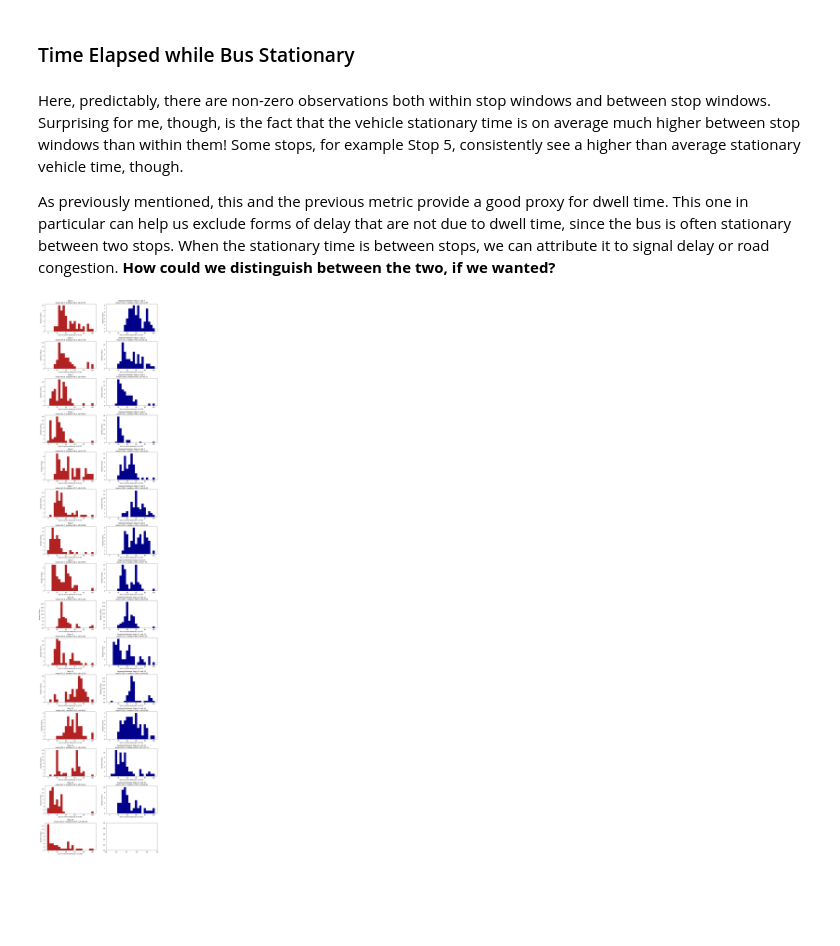
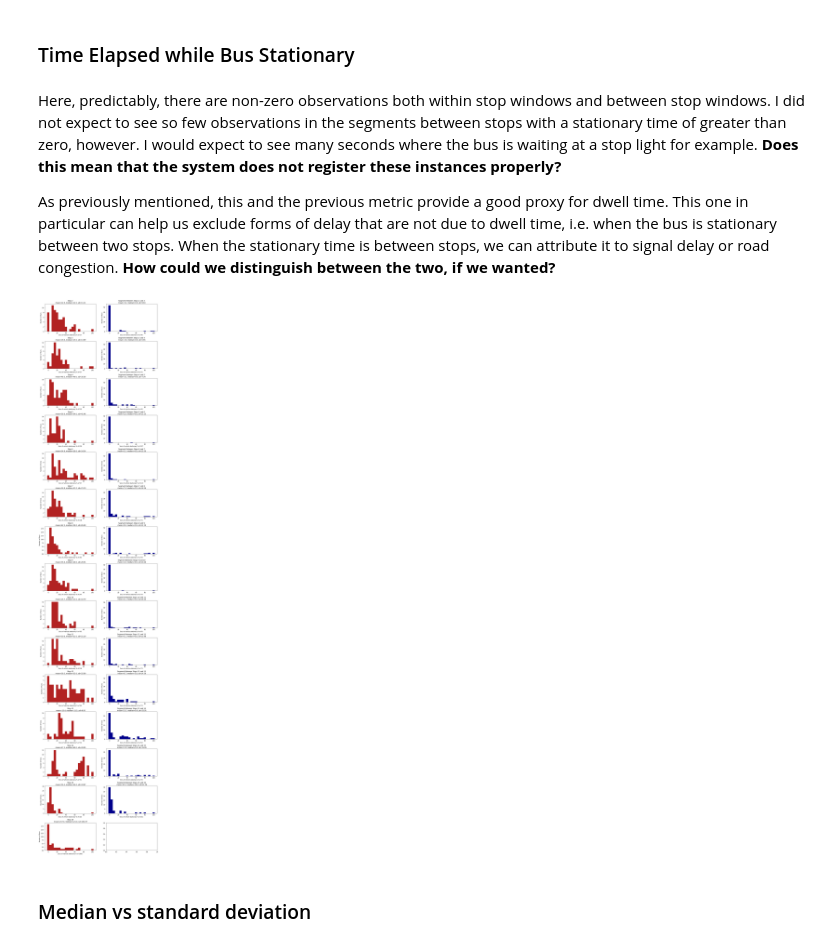
Before and after one commit to ehabebeid/ehabebeid.github.io, a Jupyter notebook: bus_avl/index.ipynb, the cells around one changed output. Cells and saved outputs as stored; diff of their text form; code cells hidden in the pictures; blank space fills up the shorter version.

Commit message:
Corrected stationary calculation

```diff
--- a/bus_avl/index.ipynb
+++ b/bus_avl/index.ipynb
@@ -481,10 +483,12 @@ show_segment_hists(segment_door_open, "Secs of door open")
 # %% [markdown]
 ### Time Elapsed while Bus Stationary
 # %% [markdown]
-Here, predictably, there are non-zero observations both within stop windows and between stop windows. Surprising for me, though, is the fact that the vehicle stationary time is on average much higher between stop windows than within them! Some stops, for example Stop 5, consistently see a higher than average stationary vehicle time, though.
+Here, predictably, there are non-zero observations both within stop windows and between stop windows. I did not expect to see so few observations in the segments between stops with a stationary time of greater than zero, however. I would expect to see many seconds where the bus is waiting at a stop light for example. **Does this mean that the system does not register these instances properly?**
 
-As previously mentioned, this and the previous metric provide a good proxy for dwell time. This one in particular  can help us exclude forms of delay that are not due to dwell time, since the bus is often stationary between two stops. When the stationary time is between stops, we can attribute it to signal delay or road congestion. **How could we distinguish between the two, if we wanted?**
+As previously mentioned, this and the previous metric provide a good proxy for dwell time. This one in particular  can help us exclude forms of delay that are not due to dwell time, i.e. when the bus is  stationary between two stops. When the stationary time is between stops, we can attribute it to signal delay or road congestion. **How could we distinguish between the two, if we wanted?**
 # %%
-show_segment_hists(segment_durations, "Secs of vehicle stationary")
+show_segment_hists(segment_stationary, "Secs of vehicle stationary")
 # %% [output]
-[figure, old version]
+[figure, new version]
+# %% [markdown]
+### Median vs standard deviation
```
Also changed, not shown: parts of 16 cells of this notebook.
